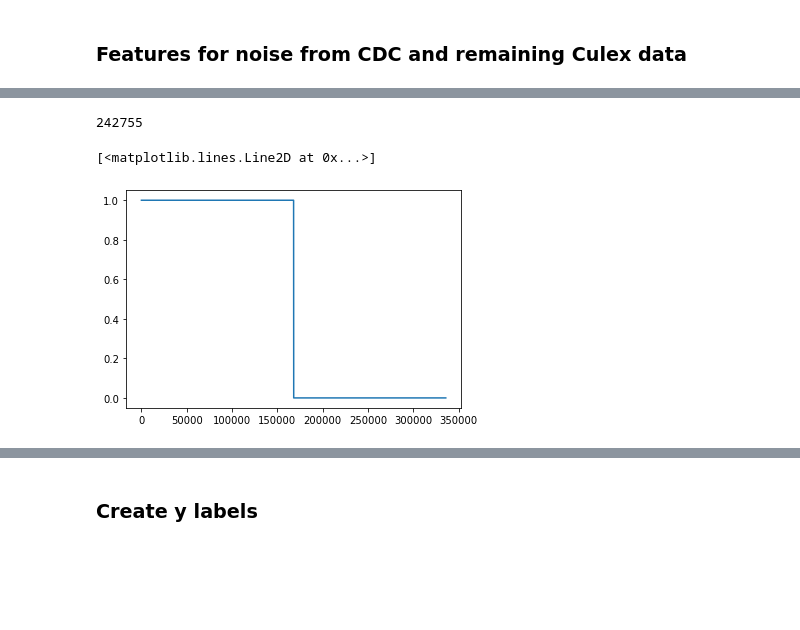
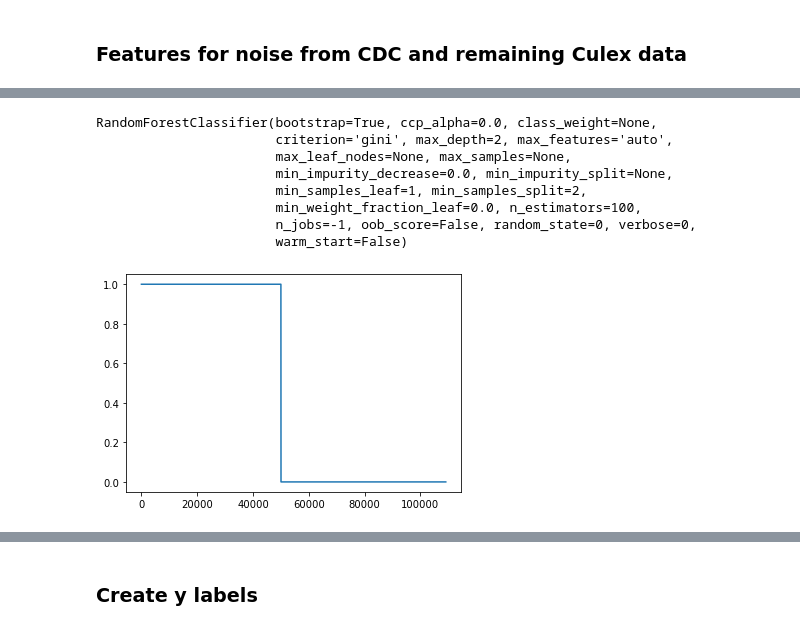
Before and after one commit to HumBug-Mosquito/MozzBNN, a Jupyter notebook: Code/notebooks/file_io.ipynb, the cells around one changed output, grey strips where cells are left out. Drawn from its saved outputs; the diff is of its cells as text; code cells hidden in the pictures; blank space fills up the shorter version.

Commit message:
Update with cleaned data, train: all except Thai, test: Thai (signal) and Culex (noise)

```diff
--- a/Code/notebooks/file_io.ipynb
+++ b/Code/notebooks/file_io.ipynb
@@ -165,9 +179,6 @@ def get_wav_for_df(df, sr):
 x_s_tr, x_s_tr_l = get_wav_for_df(df_train, 8000)
 x_s_te, x_s_te_l = get_wav_for_df(df_test, 8000)
 x_n_tr, x_n_tr_l = get_wav_for_df(df_train_noise, 8000)
-# %%
-x_n_tr, x_n_tr_l = get_wav_for_df(df_train_noise, 8000)
-# x_n_te, x_n_te_l = get_wav_for_df(df_test_noise, 8000)
 # %% [markdown]
 ## Augmenting dataset with extra data and splitting
 It now remains to decide on a way of splitting the data for a comprehensive training and test set. We can use cross-validation on a subset of the training set to further select model hyperparameters. We will explictly split into:
@@ -256,8 +290,3 @@ def get_noise_wav_for_df(df, path_strings, sr):
-# %%
-# Concatenate appropriate data
-
-x_n_tr = [x_n_tr, x_n_add, x_n_logic]
-x_s_s = [x_n_tr_l, s_n_add, s_n_logic]
 # %%
 # Print unique species in training set
 print('Training species')
@@ -309,13 +315,3 @@ ipd.Audio(x_noise[126], rate = sr)
-# %%
-def reshape_feat(feat, total_n_samples):
-    '''Function to reshape a list of feature arrays into a contiguous feature array. Expects input of shape (n_feat, feats)'''
-    X = np.zeros([len(feat[0]), total_n_samples])
-    curr_idx = 0
-    for signal in feat:
-#         print(curr_idx, np.shape(signal)[1])
-        X[:,curr_idx:curr_idx+np.shape(signal)[1]] = signal
-        curr_idx += np.shape(signal)[1]
-    return X
 # %%
 # Calculate features here and save arrays
 def get_feat(x, sr):
@@ -499,2 +432,5 @@ X_n_add = reshape_feat(X_n_add, N_n_add)
+# %%
+X_n_add_CDC, N_n_add_CDC = get_feat(x_n_add_CDC, sr=8000)
+X_n_add_CDC = reshape_feat(X_n_add_CDC, N_n_add_CDC)
 # %%
 # Concatenate and trim+shuffle for balanced signal and noise
@@ -508,4 +436,0 @@ X_tr = np.vstack([shuffle(X_s_tr), X_n_tr, X_n_Culex, X_n_add, X_n_Thai[:n_Thai]
-# %%
-len
-# %% [output]
-242755
@@ -515,5 +437,33 @@ y_tr[:len(X_s_tr)] = 1
-# %%
-plt.plot(y_tr)
-# %% [output]
-[<matplotlib.lines.Line2D at 0x...>]
-[figure, removed]
+# %%
+#### Warning: adding noise from Thai experiment (n_Thai samples)
+# Training data: X_s_tr: All positive labels in database EXCEPT Culex/00.
+#                X_n_tr: All negative labels in database EXCEPT Culex/00 (no Culex/00 labels anyway)
+#                X_n_Thai: All labels ASSUMED to be negative (non 1s logic)
+#                X_n_add_CDC: confirmed 0s from background.wav in CDC set/
+# select a balanced subset of noise which matches the duration of the training positive set
+
+# N_noise = len(X_tr)
+
+# n_tr = X_s_tr_l - X_n_tr_l - N_n_Thai
+# X_tr = np.vstack([shuffle(X_s_tr), shuffle(X_n_Thai)[:N_noise]])
+
+X_tr = np.vstack([shuffle(X_s_tr)[:50000], X_n_tr, X_n_add_CDC])
+y_tr = np.zeros(len(X_tr))
+y_tr[:len(X_s_tr[:50000])] = 1
+plt.plot(y_tr)
+# y_te = np.hstack([np.ones(len(X_s_te)), np.zeros(len(X_n_Culex)), np.zeros(len(X_n_add_Culex))])
+y_te = np.ones(len(X_s_te))
+
+
+clf = RandomForestClassifier(max_depth=2, random_state=0, verbose=0, n_jobs=-1)
+clf.fit(X_tr,y_tr)
+# %% [output]
+RandomForestClassifier(bootstrap=True, ccp_alpha=0.0, class_weight=None,
+                       criterion='gini', max_depth=2, max_features='auto',
+                       max_leaf_nodes=None, max_samples=None,
+                       min_impurity_decrease=0.0, min_impurity_split=None,
+                       min_samples_leaf=1, min_samples_split=2,
+                       min_weight_fraction_leaf=0.0, n_estimators=100,
+                       n_jobs=-1, oob_score=False, random_state=0, verbose=0,
+                       warm_start=False)
+[figure, added]
```
Also changed, not shown: parts of 54 cells of this notebook.
